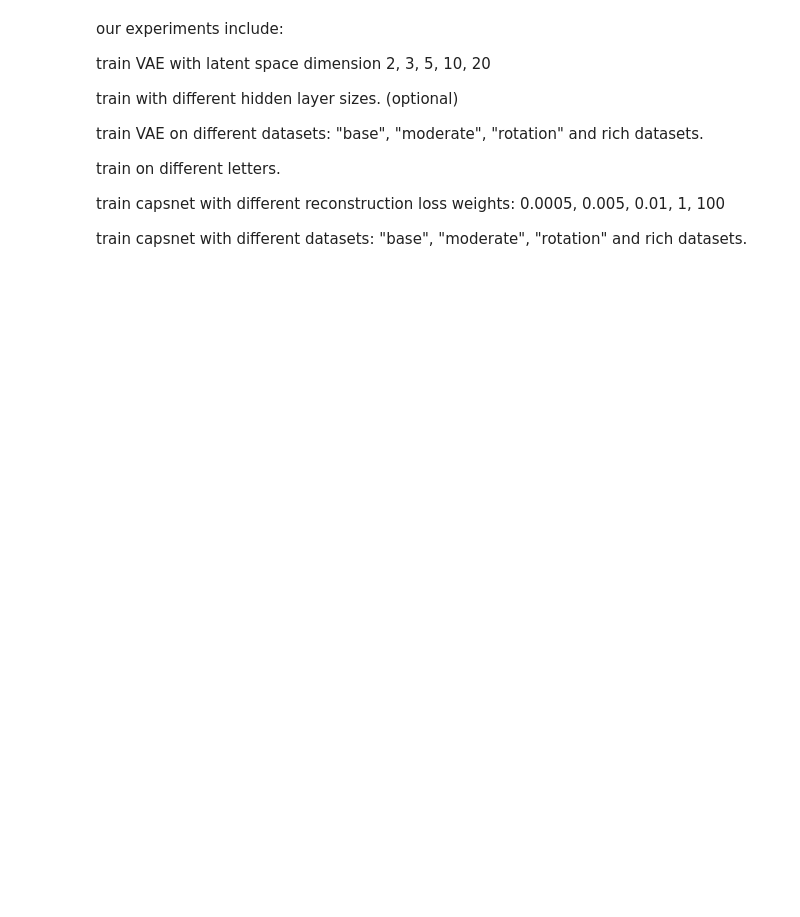
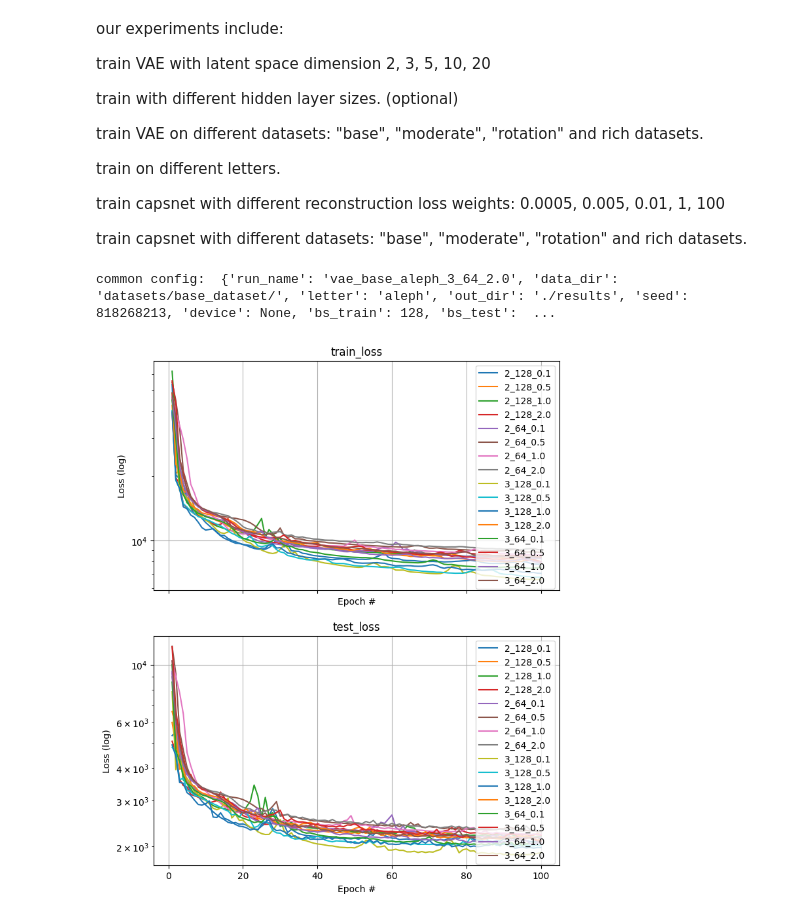
Before and after one commit to bensapirstein/DeepGraphemics, a Jupyter notebook: 4_experiments.ipynb, the cells around one changed output. Cells and saved outputs as stored; diff of their text form; code cells hidden in the pictures; blank space fills up the shorter version.

Commit message:
added plot_loss function

```diff
--- a/4_experiments.ipynb
+++ b/4_experiments.ipynb
@@ -98,6 +102,9 @@ for ds_type, letter, latent_dim, cap, beta in itertools.product(ds_types, letter
     print(f"Running {letter} experiment with latent_dim={latent_dim}, capacity={cap}, beta={beta}")
     fit_res = experiments.run_experiment(run_name, data_dir, epochs=5, letter=letter, model_type="vae", model_config=vae_config, save_model=True)
 # %%
+from src.experiments import load_experiment
+from src.plot import plot_fit, plot_loss
+
 import glob
 import re
 
@@ -111,7 +118,10 @@ def plot_exp_results(filename_pattern, results_dir='results'):
     for filepath in result_files:
         m = re.match('vae_base_aleph_(.*)\.json', os.path.basename(filepath))
         cfg, fit_res = load_experiment(filepath)
-        fig, axes = plot_fit(fit_res, fig, legend=m[1],log_loss=True)
+        fig, axes = plot_loss(fit_res, fig, legend=m[1],log_loss=True)
     print('common config: ', cfg)
 # %%
-plot_exp_results("vae_base_aleph_*_0.5.json")
+plot_exp_results("vae_base_aleph_*.json")
+# %% [output]
+common config:  {'run_name': 'vae_base_aleph_3_64_2.0', 'data_dir': 'datasets/base_dataset/', 'letter': 'aleph', 'out_dir': './results', 'seed': 818268213, 'device': None, 'bs_train': 128, 'bs_test':  ...
+[figure, added]
```
Also changed, not shown: parts of 1 cell of this notebook, 1 other file.
